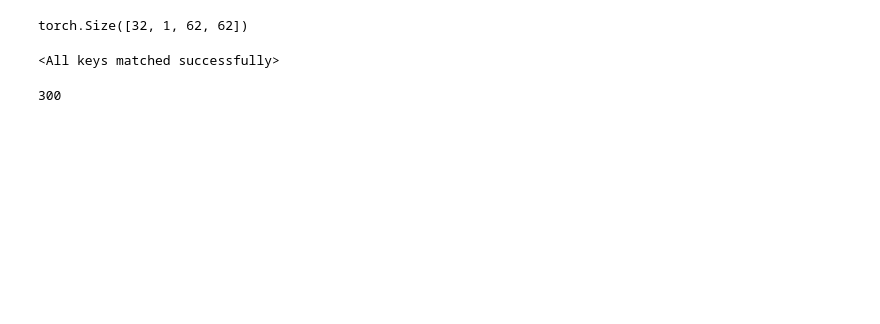
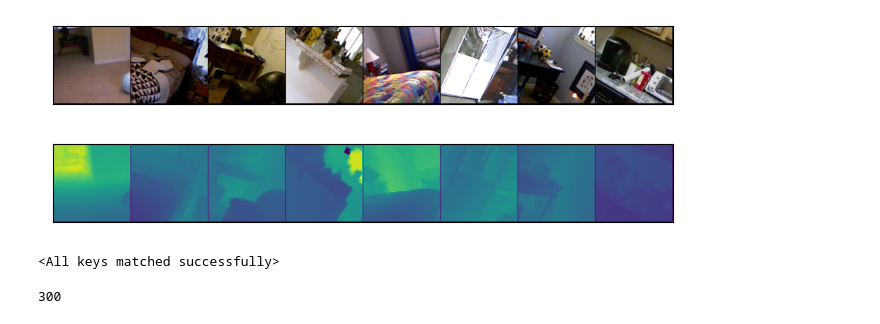
Before and after one commit to Onon0/DepthSegmentation, a Jupyter notebook: Untitled.ipynb, the cells around one changed output. Cells and saved outputs as stored; diff of their text form; code cells hidden in the pictures; blank space fills up the shorter version.

```diff
--- a/Untitled.ipynb
+++ b/Untitled.ipynb
@@ -39,0 +69,2 @@ def createDeepLabv3(outputchannels=1):
+# %%
+model = DDN()
@@ -92,6 +132,11 @@ class NYUData(Dataset):
             #ds = torch.tensor(load_dataset("sayakpaul/nyu_depth_v2", cache_dir = "./data"))
 
             self.data = ds
+
+        def __getitem__(self, index):
+            flip = random.randint(0,1)
+            rot = random.randint(-45,45)
+
             self.rgb_trans = A.Compose([
                 A.Resize(width = 224, height = 224),
                 A.Normalize(
@@ -99,31 +144,41 @@ class NYUData(Dataset):
                         std = [1.0, 1.0, 1.0],
                         max_pixel_value=255.0
                     ),
+                A.HorizontalFlip(p=flip),
+
+                A.RandomBrightnessContrast(),
+
                 ToTensorV2()
             ])
-
             self.dep_trans = A.Compose([
-                A.Resize(width = 62, height = 62),
+                A.Resize(width = 224, height = 224),
                 A.Normalize(
                        mean = 0.0,
                         std = 1.0,
                         max_pixel_value=255.0
                     ),
+                A.HorizontalFlip(p=flip),
+
                 ToTensorV2()
             ])
-        def __getitem__(self, index):
-            image = np.array(self.data['train'][index]['image'])
+
+            image = F.rotate(img = self.data['train'][index]['image'], interpolation = transforms.InterpolationMode.BILINEAR , angle = rot, expand= False)
+            image = F.center_crop(img = image, output_size = [224])
+            image = np.array(image)
             image = self.rgb_trans(image = image)["image"]
-            depth = np.array(self.data['train'][index]['depth_map'])
+
+            depth = TF.rotate(img = self.data['train'][index]['depth_map'], interpolation = transforms.InterpolationMode.BILINEAR, angle = rot, expand= False)
+            depth = TF.center_crop(img = depth, output_size = [224])
+            depth = np.array(depth)
+
             depth = self.dep_trans(image = depth)["image"]
             return  image , depth
         def __len__(self):
             return len(self.data['train'])
 # %%
-train_size = 10000
+train_size = 20000
 dataset = NYUData()
-train_dataset = torch.utils.data.Subset(dataset, range(train_size))
-val_dataset = torch.utils.data.Subset(dataset, range(train_size, train_size + len(dataset) - 1))
-#train_dataset = torch.utils.data.Subset(tokenized_datasets, range(train_size))
-train_loader = DataLoader(dataset=train_dataset, batch_size=32)
-val_loader = DataLoader(dataset=val_dataset, batch_size=32)
+train_dataset, val_dataset = torch.utils.data.random_split(dataset, [train_size, len(dataset) - train_size])
+#val_dataset = torch.utils.data.Subset(dataset, range(train_size, train_size + len(dataset) - 1))
+train_loader = DataLoader(dataset=train_dataset, batch_size=8)
+val_loader = DataLoader(dataset=val_dataset, batch_size=8)
@@ -135,4 +185,5 @@ for batch in train_loader:
-# %%
-r.shape
-# %% [output]
-torch.Size([32, 1, 62, 62])
+# %%
+show_batch(train_loader,8)
+# %% [output]
+[figure, new version]
+[figure, new version]
```
Also changed, not shown: parts of 24 cells of this notebook, 5 other files.
